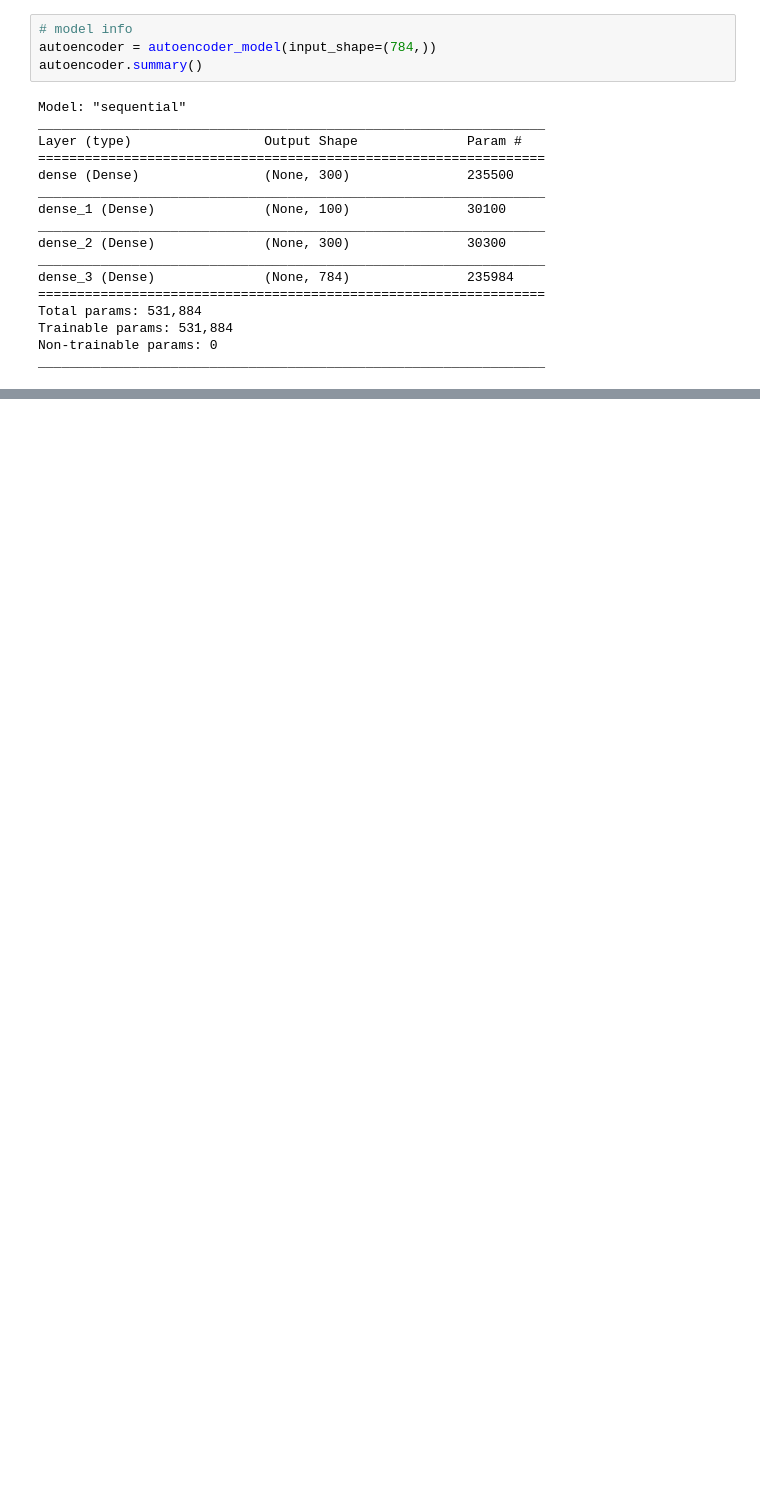
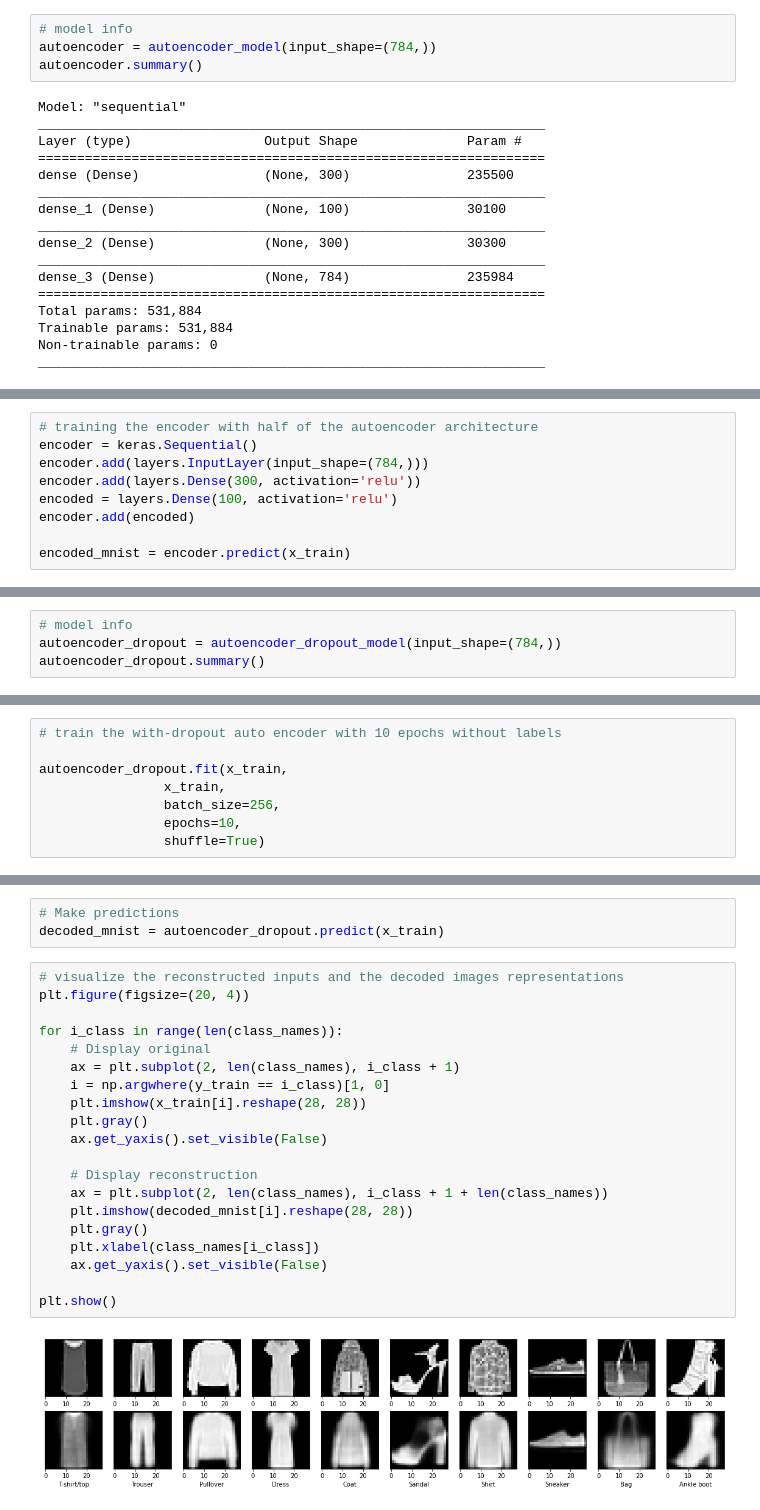
Before and after one commit to Chenghan-Sun/Deep-Learner, a Jupyter notebook: Part2_2_Image_CS.ipynb, the cells around one changed output, grey strips where cells are left out. Drawn from its saved outputs; the diff is of its cells as text; blank space fills up the shorter version.

```diff
--- a/Part2_2_Image_CS.ipynb
+++ b/Part2_2_Image_CS.ipynb
@@ -160,0 +186,9 @@ train_db = tf.data.Dataset.from_tensor_slices(x_train)
+# %%
+# training the encoder with half of the autoencoder architecture
+encoder = keras.Sequential()
+encoder.add(layers.InputLayer(input_shape=(784,)))
+encoder.add(layers.Dense(300, activation='relu'))
+encoded = layers.Dense(100, activation='relu')
+encoder.add(encoded)
+
+encoded_mnist = encoder.predict(x_train)
@@ -160,0 +249,4 @@ train_db = tf.data.Dataset.from_tensor_slices(x_train)
+# %%
+# model info
+autoencoder_dropout = autoencoder_dropout_model(input_shape=(784,))
+autoencoder_dropout.summary()
@@ -160,0 +271,8 @@ train_db = tf.data.Dataset.from_tensor_slices(x_train)
+# %%
+# train the with-dropout auto encoder with 10 epochs without labels
+
+autoencoder_dropout.fit(x_train,
+                x_train,
+                batch_size=256,
+                epochs=10,
+                shuffle=True)
@@ -160,0 +301,25 @@ train_db = tf.data.Dataset.from_tensor_slices(x_train)
+# %%
+# Make predictions
+decoded_mnist = autoencoder_dropout.predict(x_train)
+# %%
+# visualize the reconstructed inputs and the decoded images representations
+plt.figure(figsize=(20, 4))
+
+for i_class in range(len(class_names)):
+    # Display original
+    ax = plt.subplot(2, len(class_names), i_class + 1)
+    i = np.argwhere(y_train == i_class)[1, 0]
+    plt.imshow(x_train[i].reshape(28, 28))
+    plt.gray()
+    ax.get_yaxis().set_visible(False)
+
+    # Display reconstruction
+    ax = plt.subplot(2, len(class_names), i_class + 1 + len(class_names))
+    plt.imshow(decoded_mnist[i].reshape(28, 28))
+    plt.gray()
+    plt.xlabel(class_names[i_class])
+    ax.get_yaxis().set_visible(False)
+
+plt.show()
+# %% [output]
+[figure, added]
```
Also changed, not shown: parts of 42 cells of this notebook.
